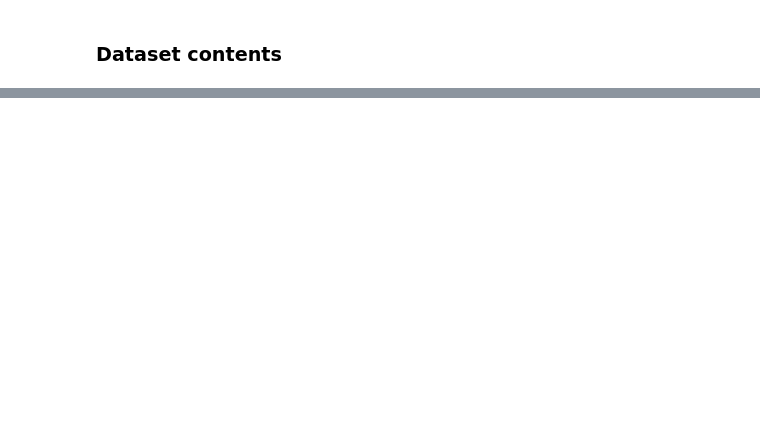
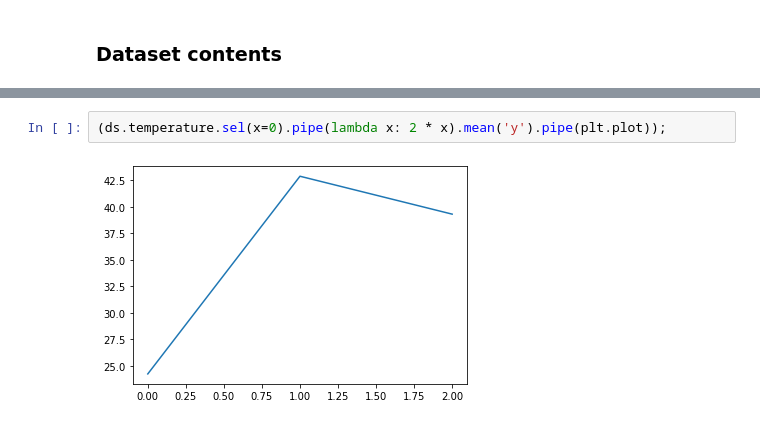
Before and after one commit to damiansp/completePython, a Jupyter notebook: pangeo/xarray/data_structures.py.ipynb, the cells around one changed output, grey strips where cells are left out. Saved outputs shown, nothing was run; the diff lists cells and outputs as text; blank space fills up the shorter version.

```diff
--- a/pangeo/xarray/data_structures.py.ipynb
+++ b/pangeo/xarray/data_structures.py.ipynb
@@ -243,0 +396,4 @@ Data variables:
+# %%
+(ds.temperature.sel(x=0).pipe(lambda x: 2 * x).mean('y').pipe(plt.plot));
+# %% [output]
+[figure, added]
```
Also changed, not shown: parts of 29 cells of this notebook.
